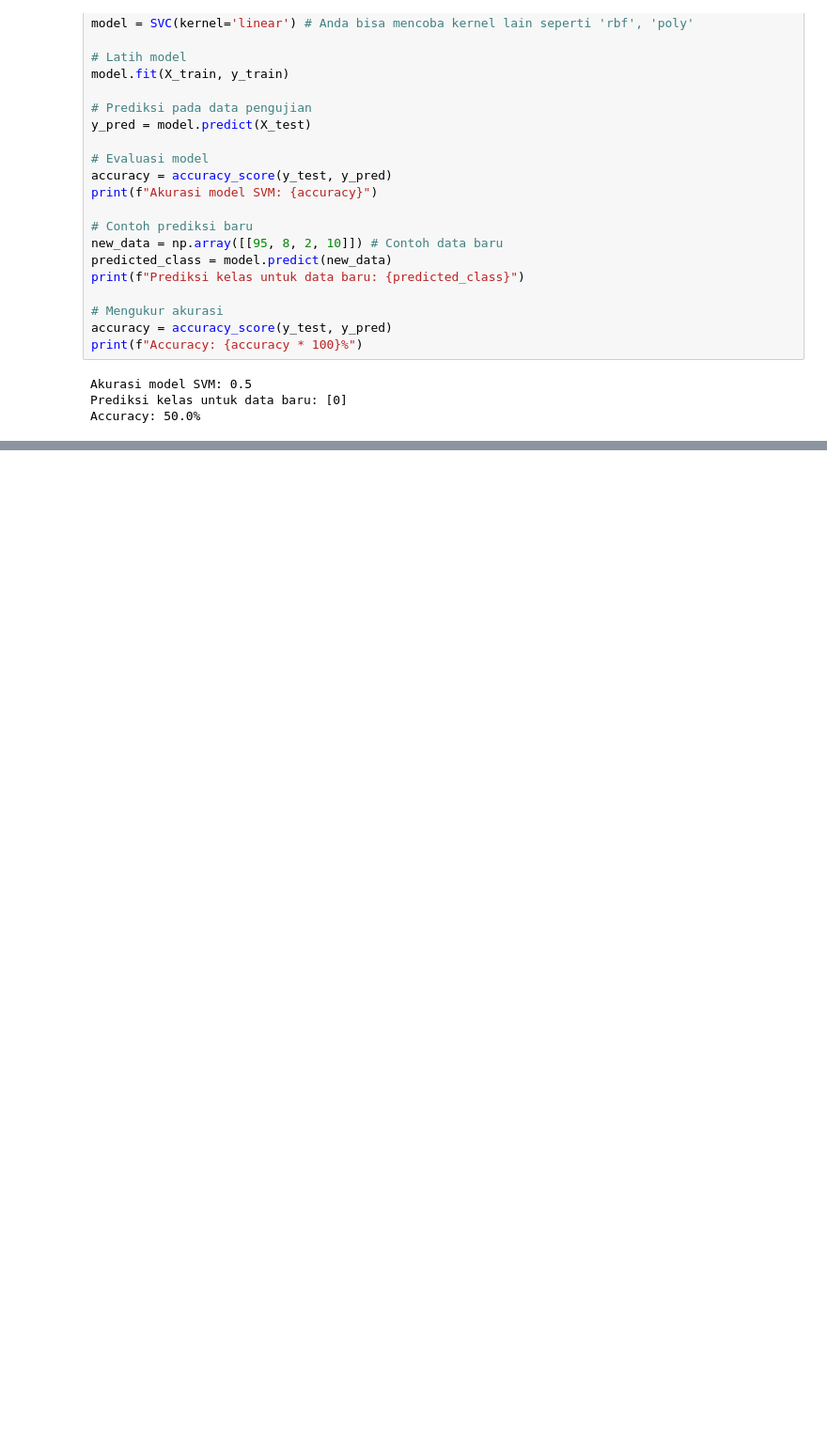
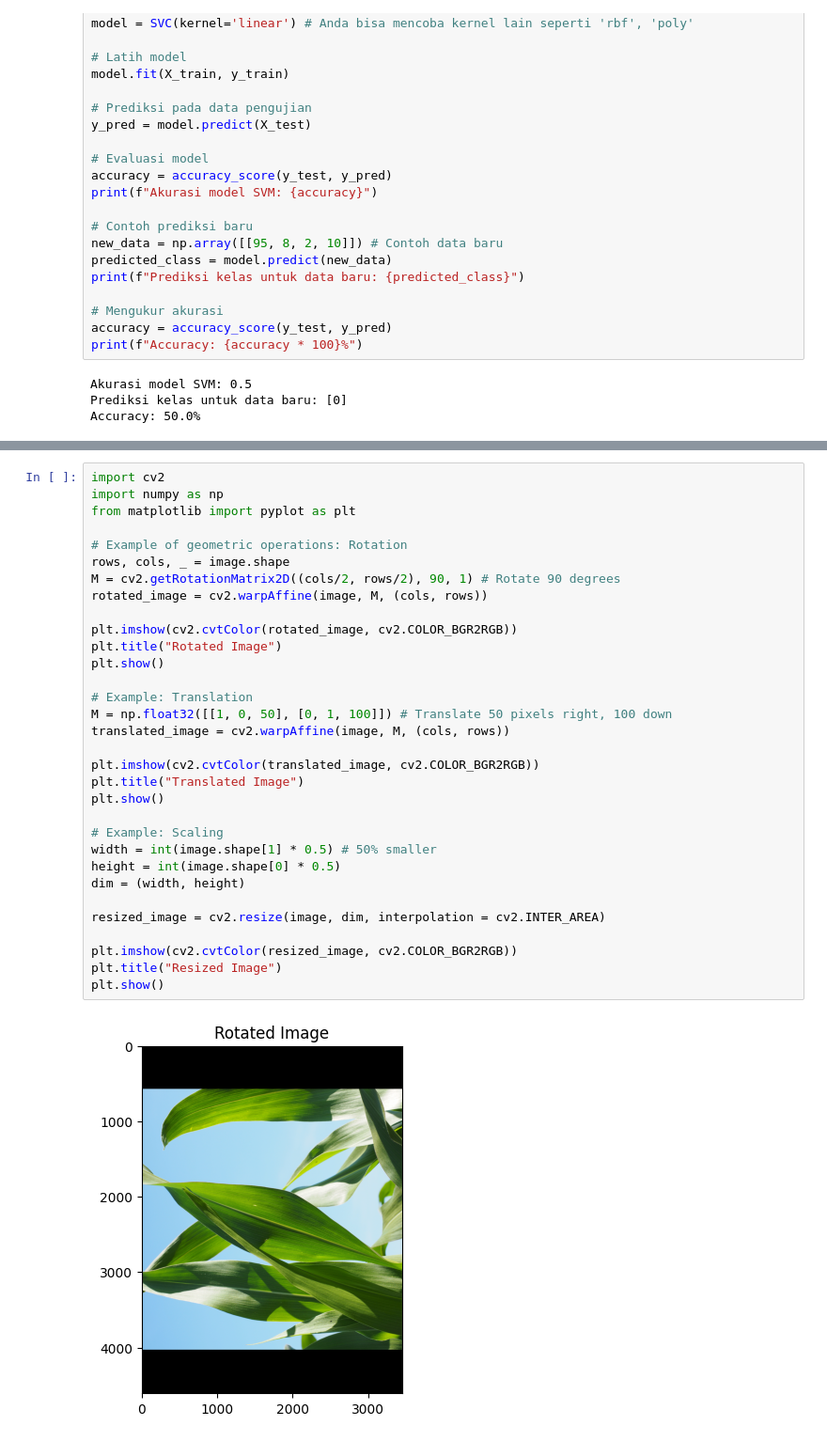
Before and after one commit to rendyleo/Pengolahan-Citra, a Jupyter notebook: Laporan Pengolahan Citra.ipynb, the cells around one changed output, grey strips where cells are left out. Shown at 94% size. Cells and saved outputs as stored; diff of their text form; blank space fills up the shorter version.

```diff
--- a/Laporan Pengolahan Citra.ipynb
+++ b/Laporan Pengolahan Citra.ipynb
@@ -174,0 +354,34 @@ Segmentasi warna dasar dapat digunakan untuk deteksi cepat, sementara machine le
+# %%
+import cv2
+import numpy as np
+from matplotlib import pyplot as plt
+
+# Example of geometric operations: Rotation
+rows, cols, _ = image.shape
+M = cv2.getRotationMatrix2D((cols/2, rows/2), 90, 1) # Rotate 90 degrees
+rotated_image = cv2.warpAffine(image, M, (cols, rows))
+
+plt.imshow(cv2.cvtColor(rotated_image, cv2.COLOR_BGR2RGB))
+plt.title("Rotated Image")
+plt.show()
+
+# Example: Translation
+M = np.float32([[1, 0, 50], [0, 1, 100]]) # Translate 50 pixels right, 100 down
+translated_image = cv2.warpAffine(image, M, (cols, rows))
+
+plt.imshow(cv2.cvtColor(translated_image, cv2.COLOR_BGR2RGB))
+plt.title("Translated Image")
+plt.show()
+
+# Example: Scaling
+width = int(image.shape[1] * 0.5) # 50% smaller
+height = int(image.shape[0] * 0.5)
+dim = (width, height)
+
+resized_image = cv2.resize(image, dim, interpolation = cv2.INTER_AREA)
+
+plt.imshow(cv2.cvtColor(resized_image, cv2.COLOR_BGR2RGB))
+plt.title("Resized Image")
+plt.show()
+# %% [output]
+[figure, added]
```
Also changed, not shown: parts of 16 cells of this notebook.
